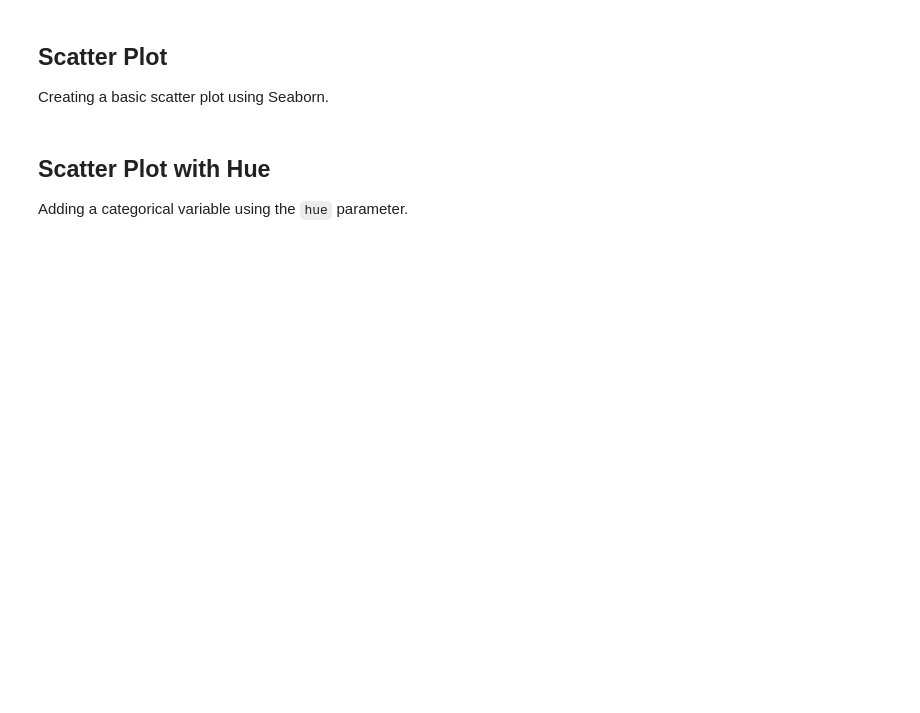
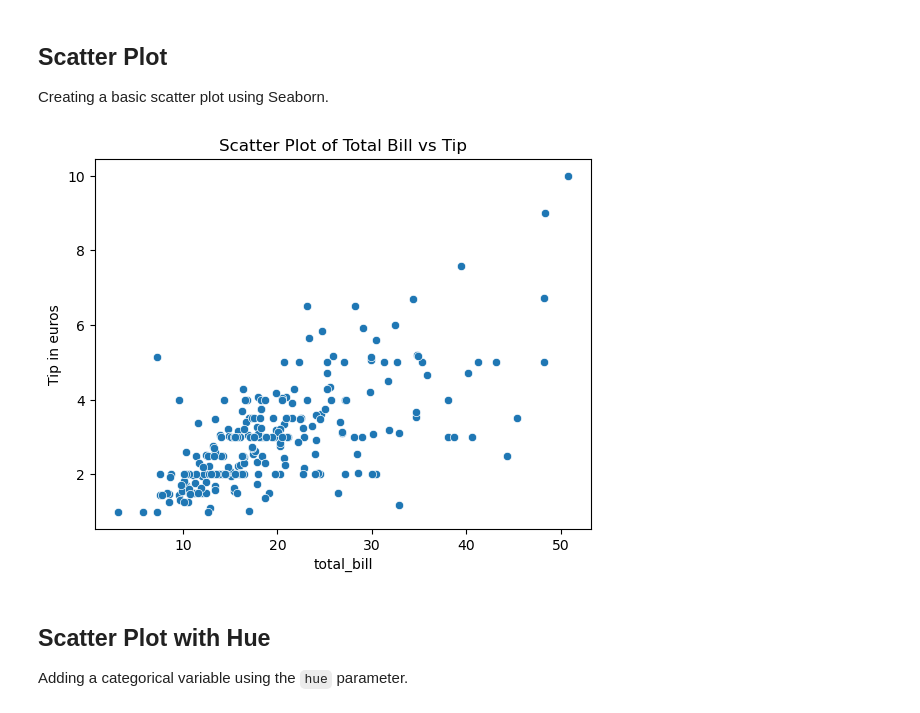
Before and after one commit to andylovecloud/Python, a Jupyter notebook: Data-Processing/Topic_2/03_seaborn_tutorial.ipynb, the cells around one changed output. Saved outputs shown, nothing was run; the diff lists cells and outputs as text; code cells hidden in the pictures; blank space fills up the shorter version.

```diff
--- a/Data-Processing/Topic_2/03_seaborn_tutorial.ipynb
+++ b/Data-Processing/Topic_2/03_seaborn_tutorial.ipynb
@@ -28,8 +52,11 @@ tips.head()
 Creating a basic scatter plot using Seaborn.
 # %%
 sns.scatterplot(data=tips, x='total_bill', y='tip')
+plt.ylabel('Tip in euros')
 plt.title('Scatter Plot of Total Bill vs Tip')
 plt.show()
+# %% [output]
+[figure, added]
 # %% [markdown]
 ## Scatter Plot with Hue
 
```
Also changed, not shown: parts of 9 cells of this notebook.
